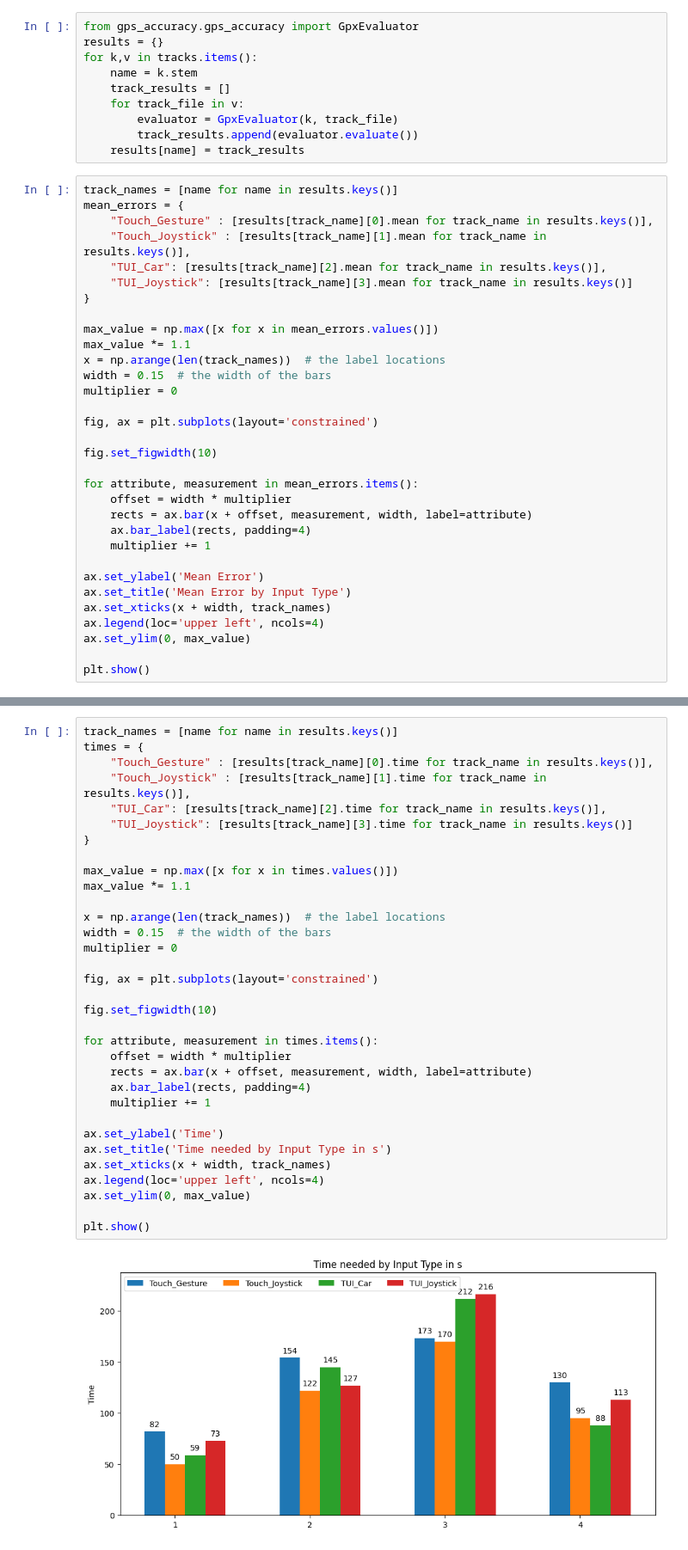
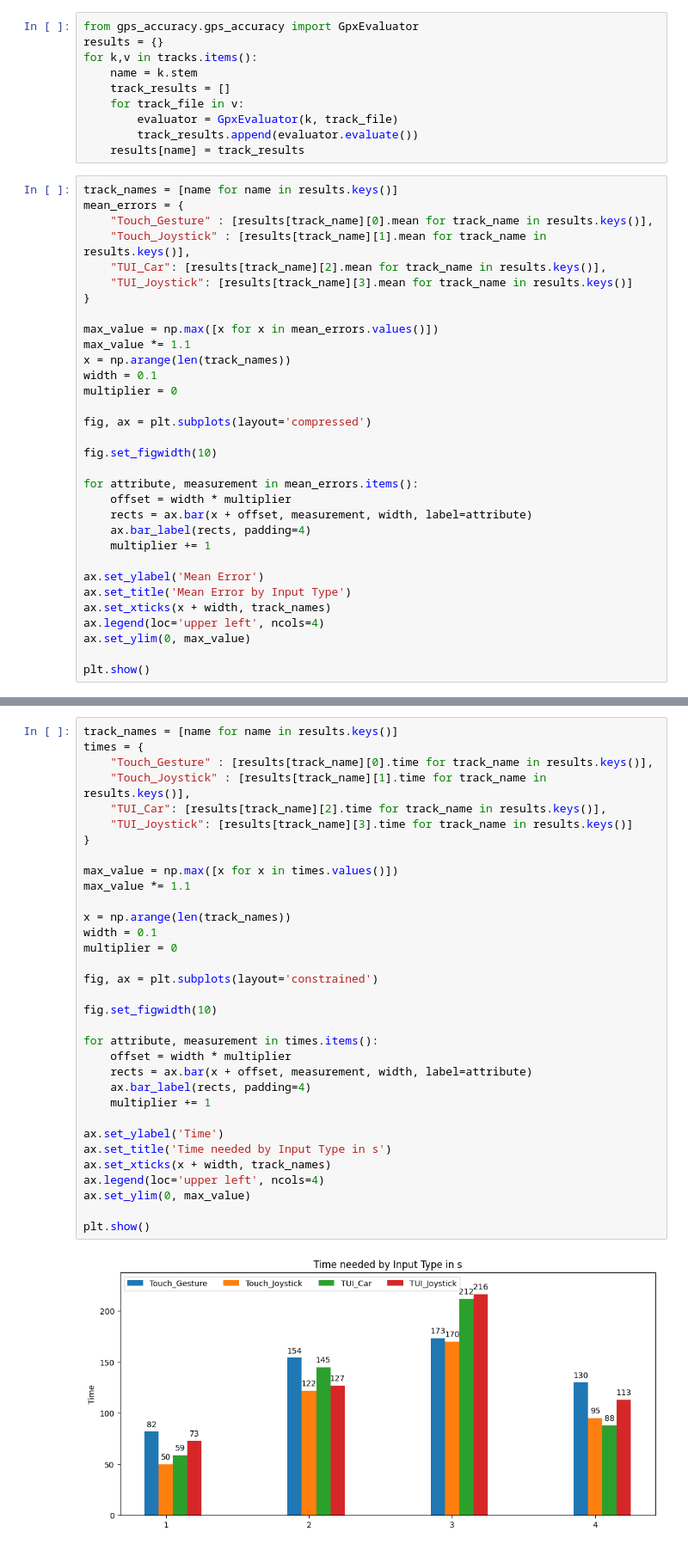
Before and after one commit to eqbic/Masterarbeit-Evaluation, a Jupyter notebook: evaluation.ipynb, the cells around one changed output, grey strips where cells are left out. Shown at 86% size. Cells and saved outputs as stored; diff of their text form.

```diff
--- a/evaluation.ipynb
+++ b/evaluation.ipynb
@@ -38,11 +38,11 @@ mean_errors = {
 
 max_value = np.max([x for x in mean_errors.values()])
 max_value *= 1.1
-x = np.arange(len(track_names))  # the label locations
-width = 0.15  # the width of the bars
+x = np.arange(len(track_names))
+width = 0.1
 multiplier = 0
 
-fig, ax = plt.subplots(layout='constrained')
+fig, ax = plt.subplots(layout='compressed')
 
 fig.set_figwidth(10)
 
@@ -66,33 +66,33 @@ track_names = [name for name in results.keys()]
 times = {
     "Touch_Gesture" : [results[track_name][0].time for track_name in results.keys()],
     "Touch_Joystick" : [results[track_name][1].time for track_name in results.keys()],
     "TUI_Car": [results[track_name][2].time for track_name in results.keys()],
     "TUI_Joystick": [results[track_name][3].time for track_name in results.keys()]
 }
 
 max_value = np.max([x for x in times.values()])
 max_value *= 1.1
 
-x = np.arange(len(track_names))  # the label locations
-width = 0.15  # the width of the bars
+x = np.arange(len(track_names))
+width = 0.1
 multiplier = 0
 
 fig, ax = plt.subplots(layout='constrained')
 
 fig.set_figwidth(10)
 
 for attribute, measurement in times.items():
     offset = width * multiplier
     rects = ax.bar(x + offset, measurement, width, label=attribute)
     ax.bar_label(rects, padding=4)
     multiplier += 1
 
 ax.set_ylabel('Time')
 ax.set_title('Time needed by Input Type in s')
 ax.set_xticks(x + width, track_names)
 ax.legend(loc='upper left', ncols=4)
 ax.set_ylim(0, max_value)
 
 plt.show()
 # %% [output]
-[figure, old version]
+[figure, new version]
```
Also changed, not shown: parts of 1 cell of this notebook.
